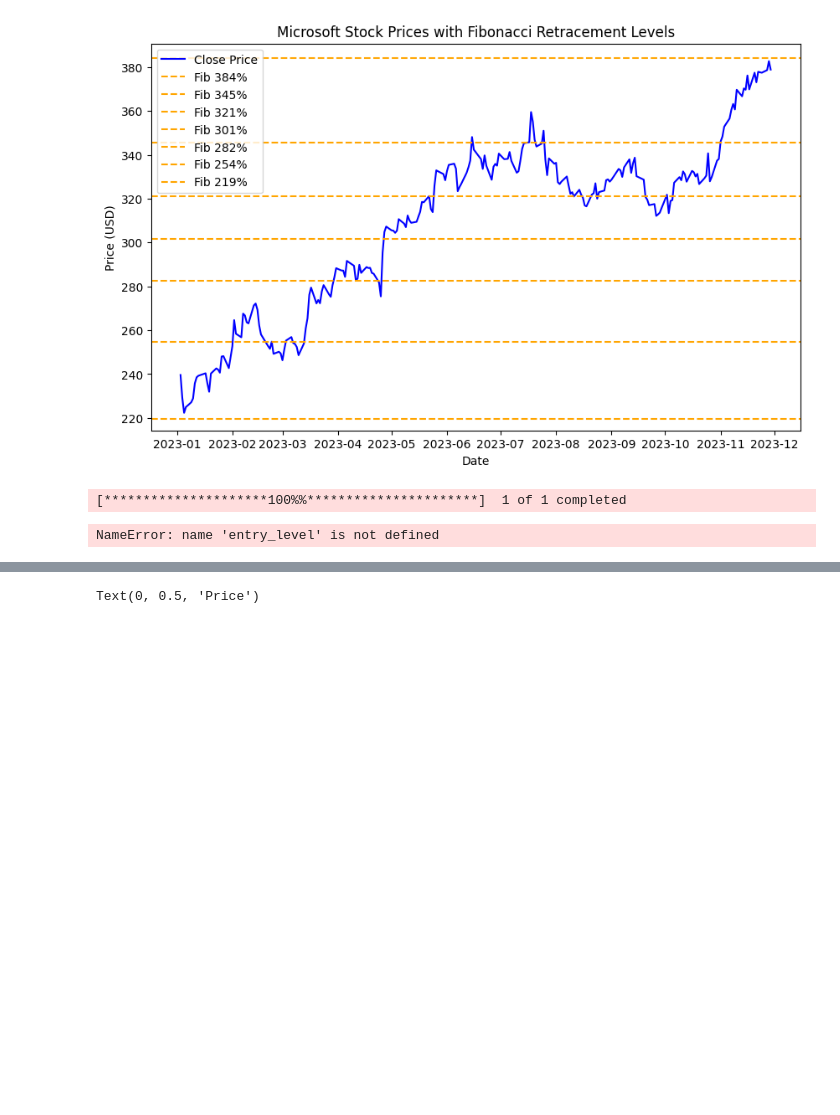
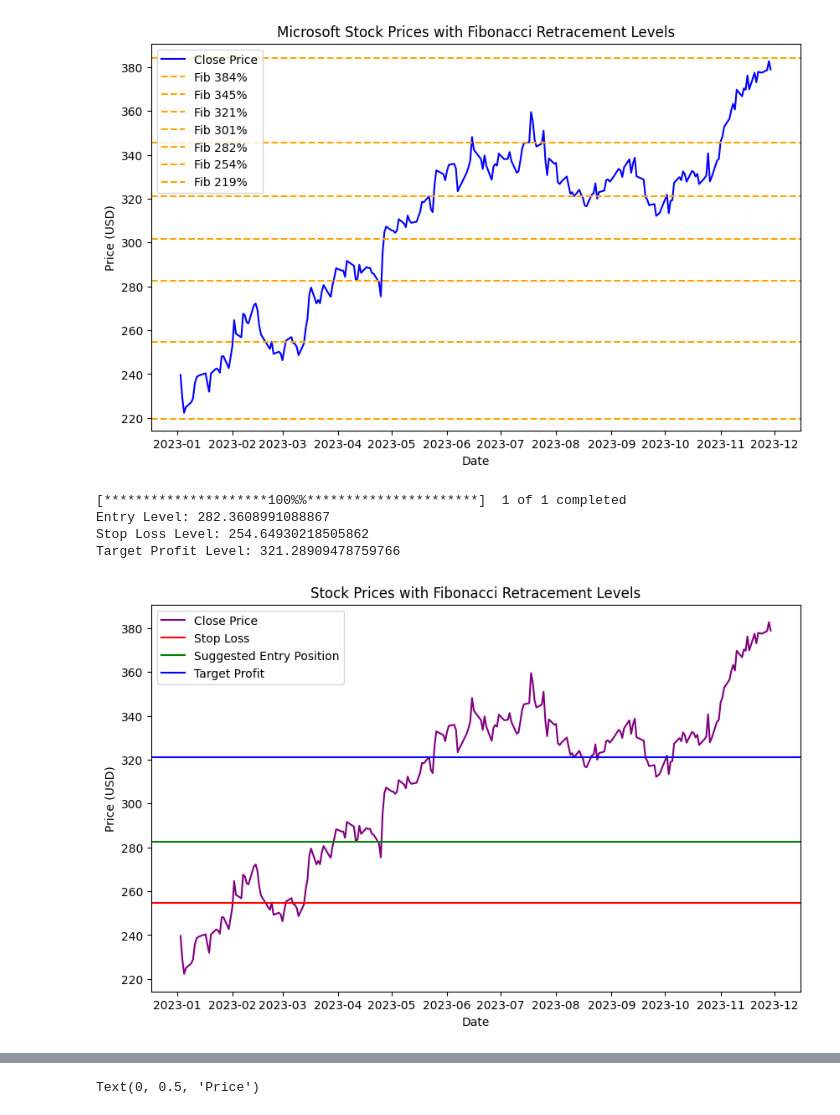
Before and after one commit to jfour1e/Quant-Algo-Trading, a Jupyter notebook: main.ipynb, the cells around one changed output, grey strips where cells are left out. Cells and saved outputs as stored; diff of their text form; code cells hidden in the pictures; blank space fills up the shorter version.

```diff
--- a/main.ipynb
+++ b/main.ipynb
@@ -273,55 +240,48 @@ def calculate_fibonacci_levels(high, low):
     return retracement_levels
 
 def determine_strategy_levels(retracement_levels):
-    def determine_strategy_levels(retracement_levels):
-        entry_level = retracement_levels[61.8]
+    entry_level = retracement_levels[61.8]
     # Adjusting stop_loss_level to be below the entry level, considering risk tolerance
     stop_loss_level = retracement_levels[78.6]  # Setting stop loss below the entry level for safety
     target_profit_level = retracement_levels[38.2]  # Assuming a conservative target for profit
     return entry_level, stop_loss_level, target_profit_level
 
-def plot_stock_prices(stock_data, retracement_levels):
+def plot_stock_prices(stock_data, retracement_levels, entry_level, stop_loss_level, target_profit_level):
     plt.figure(figsize=(10, 6))
     plt.plot(stock_data['Close'], label='Close Price', color='purple')
     for level, price in retracement_levels.items():
         plt.title('Stock Prices with Fibonacci Retracement Levels')
     plt.xlabel('Date')
     plt.ylabel('Price (USD)')
     plt.axhline(y=stop_loss_level, color='r', linestyle='-', label='Stop Loss')
     plt.axhline(y=entry_level, color='g', linestyle='-', label='Suggested Entry Position')
     plt.axhline(y=target_profit_level, color='b', linestyle='-', label='Target Profit')
     plt.legend()
     plt.show()
 
 if __name__ == "__main__":
     stock_symbol = 'MSFT'
     start_date = '2023-01-01'
     end_date = '2023-11-30'
     msft_data = fetch_stock_prices(stock_symbol, start_date, end_date)
 
     if msft_data is not None:
         high_price = np.max(msft_data['High'])
         low_price = np.min(msft_data['Low'])
         retracement_levels = calculate_fibonacci_levels(high_price, low_price)
         entry_level, stop_loss_level, target_profit_level = determine_strategy_levels(retracement_levels)
 
         print(f"Entry Level: {entry_level}")
         print(f"Stop Loss Level: {stop_loss_level}")
         print(f"Target Profit Level: {target_profit_level}")
 
-        plot_stock_prices(msft_data, retracement_levels)
-
-# Plotting horizontal lines for each trading level
-# Plotting horizontal lines for each trading level
-plt.axhline(y=stop_loss_level, color='r', linestyle='-', label='Stop Loss')
-plt.axhline(y=entry_level, color='g', linestyle='-', label='Suggested Entry Position')
-plt.axhline(y=target_profit_level, color='b', linestyle='-', label='Target Profit')
-
-# Don't forget to call plt.legend() if you want the labels to appear in a legend
-plt.legend()
+        plot_stock_prices(msft_data, retracement_levels, entry_level, stop_loss_level, target_profit_level)
 # %% [output]
 [*********************100%%**********************]  1 of 1 completed
+Entry Level: 282.3608991088867
+Stop Loss Level: 254.64930218505862
+Target Profit Level: 321.28909478759766
-NameError: name 'entry_level' is not defined
+[figure, added]
 # %%
 import matplotlib.pyplot as plt
 # Plotting
```
Also changed, not shown: parts of 5 cells of this notebook.
